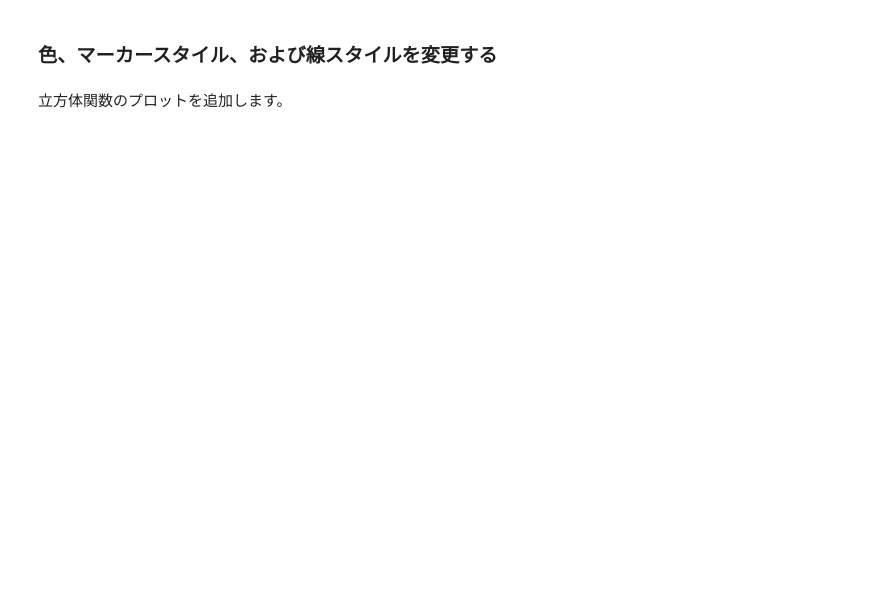
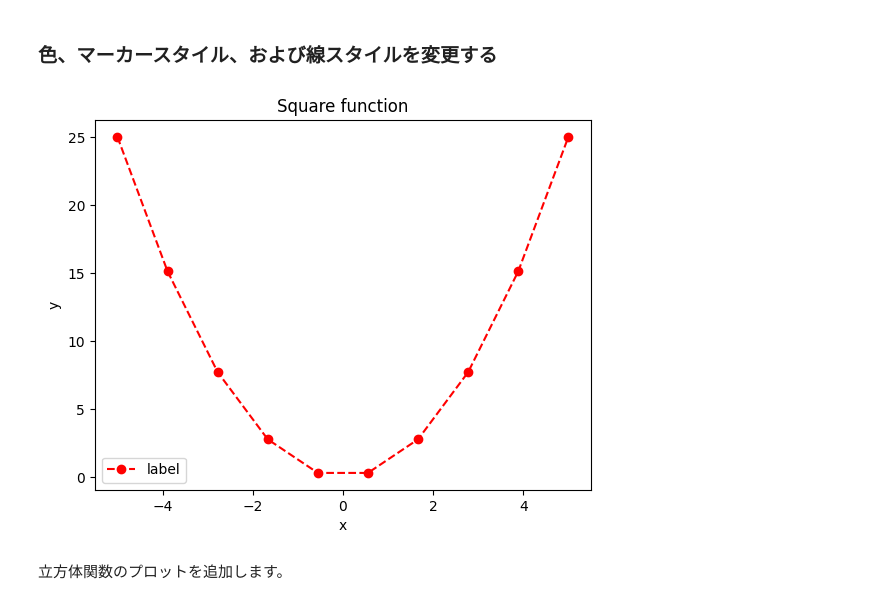
Before and after one commit to kkensuke/myjb-ja, a Jupyter notebook: _sources/pages/python/matplotlib.ipynb, the cells around one changed output. Cells and saved outputs as stored; diff of their text form; code cells hidden in the pictures; blank space fills up the shorter version.

```diff
--- a/_sources/pages/python/matplotlib.ipynb
+++ b/_sources/pages/python/matplotlib.ipynb
@@ -38,21 +42,23 @@ plt.show()
 # %%
 x = np.linspace(-5, 5, 10)
 y = square(x)
 
 # プロット関数内で色、マーカー、および線スタイルを指定できます。
-plt.plot(x, y, color='red', marker='o', linestyle='--', label='ラベル')
+plt.plot(x, y, color='red', marker='o', linestyle='--', label='label')
 
 # 凡例を表示します。これは `plot()` 関数で定義された `label` を使用します。
 plt.legend()
 
 # 軸にラベルを追加
 plt.xlabel('x')
 plt.ylabel('y')
 
 # タイトルを追加
-plt.title('正方関数')
+plt.title('Square function')
 
 plt.show()
+# %% [output]
+[figure, added]
 # %% [markdown]
 立方体関数のプロットを追加します。
 # %%
```
Also changed, not shown: parts of 13 cells of this notebook, 15 other files.
